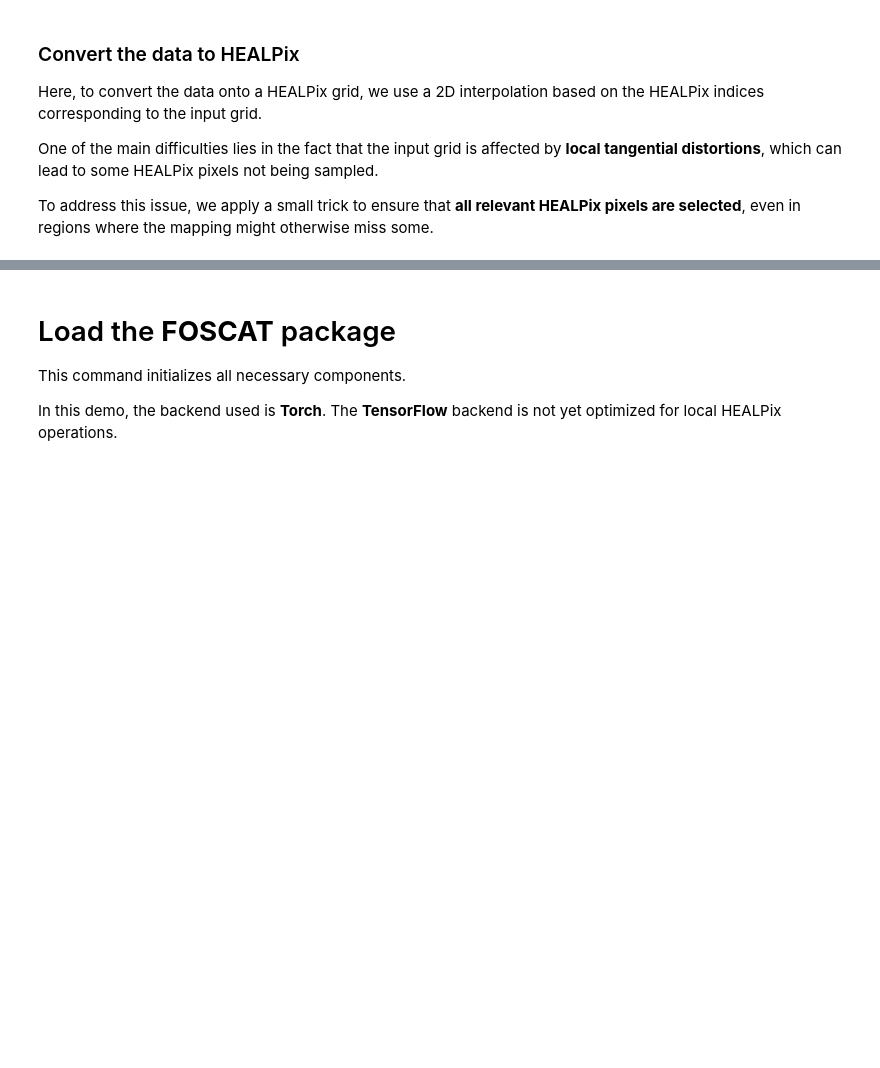
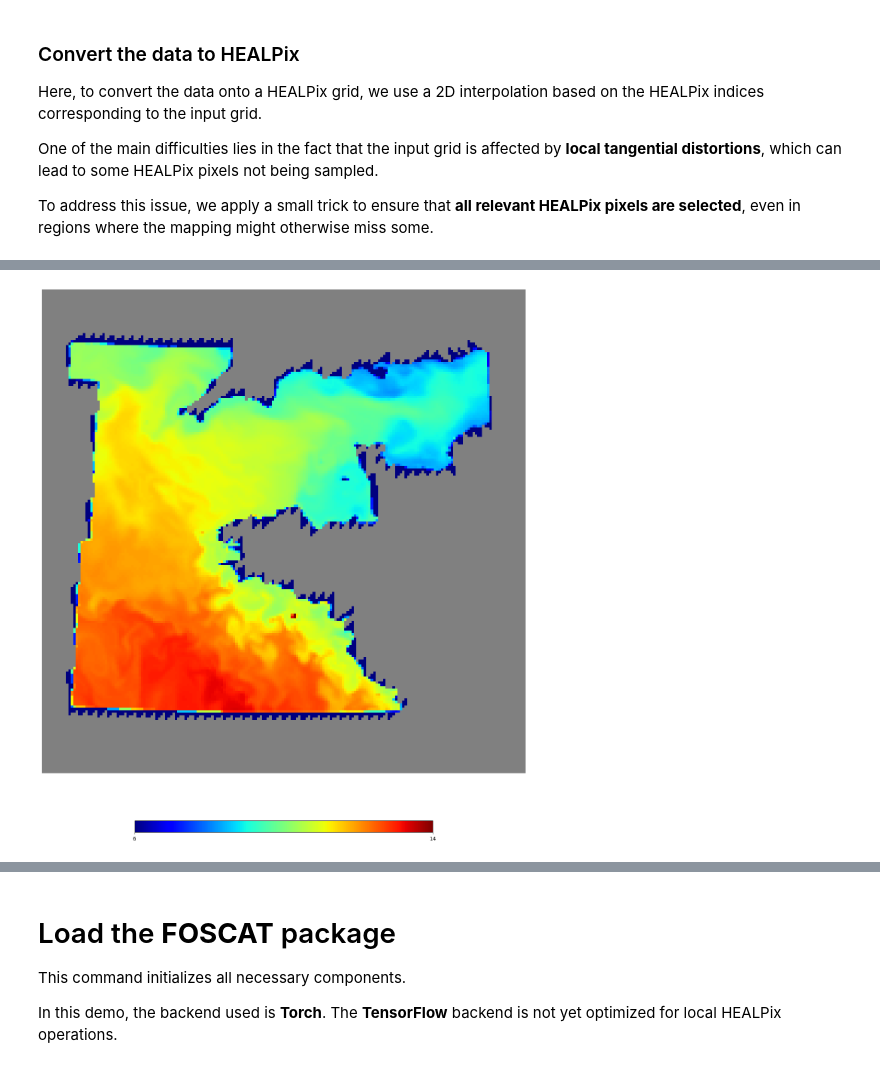
Before and after one commit to IAOCEA/demo-foscat-pangeo-eosc, a Jupyter notebook: local_foscat.ipynb, the cells around one changed output, grey strips where cells are left out. Drawn from its saved outputs; the diff is of its cells as text; code cells hidden in the pictures; blank space fills up the shorter version.

```diff
--- a/local_foscat.ipynb
+++ b/local_foscat.ipynb
@@ -174,2 +194,7 @@ To address this issue, we apply a small trick to ensure that **all relevant HEAL
+# %%
+plt.figure(figsize=(16,16))
+plot_result(data,cell_ids,onside,vmin=6,vmax=14,hold=False,sub=(1,1,1))
+# %% [output]
+[figure, added]
 # %%
 # Define the HEALPix resolution
```
Also changed, not shown: parts of 21 cells of this notebook, 3 other files.
